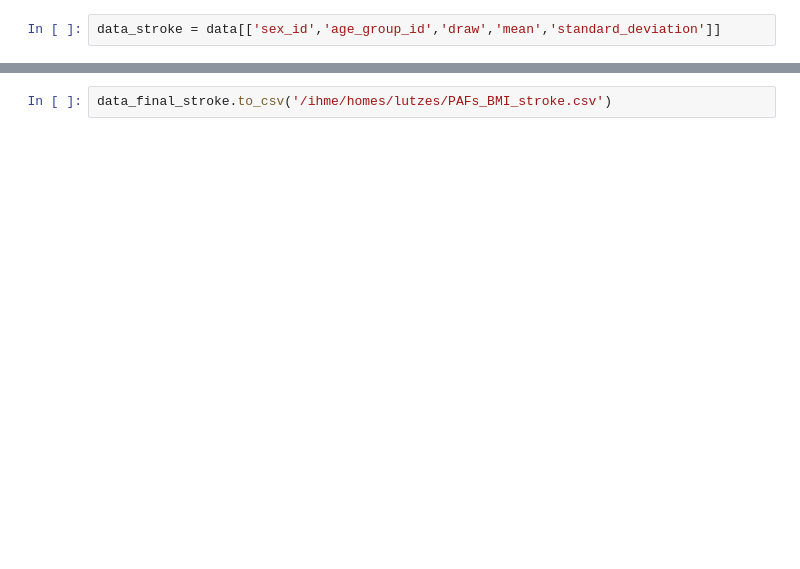
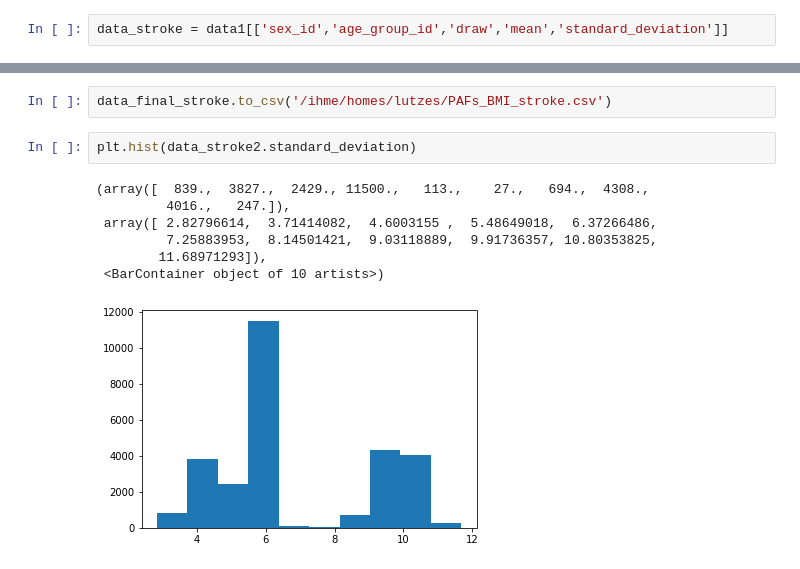
Before and after one commit to ihmeuw/vivarium_research_nih_us_cvd, a Jupyter notebook: PAF_calculations.ipynb, the cells around one changed output, grey strips where cells are left out. Cells and saved outputs as stored; diff of their text form; blank space fills up the shorter version.

```diff
--- a/PAF_calculations.ipynb
+++ b/PAF_calculations.ipynb
@@ -489,7 +527,7 @@ data_final_ihd.to_csv('/ihme/homes/lutzes/PAFs_BMI_IHD.csv')
 # %% [markdown]
 ### BMI -> Ischemic Stroke
 # %%
-data_stroke = data[['sex_id','age_group_id','draw','mean','standard_deviation']]
+data_stroke = data1[['sex_id','age_group_id','draw','mean','standard_deviation']]
 # %%
 stroke_rrs = get_draws(gbd_id_type='rei_id',
                     gbd_id=370,
@@ -618,2 +662,12 @@ Wall time: 4h 17min 20s
 # %%
 data_final_stroke.to_csv('/ihme/homes/lutzes/PAFs_BMI_stroke.csv')
+# %%
+plt.hist(data_stroke2.standard_deviation)
+# %% [output]
+(array([  839.,  3827.,  2429., 11500.,   113.,    27.,   694.,  4308.,
+         4016.,   247.]),
+ array([ 2.82796614,  3.71414082,  4.6003155 ,  5.48649018,  6.37266486,
+         7.25883953,  8.14501421,  9.03118889,  9.91736357, 10.80353825,
+        11.68971293]),
+ <BarContainer object of 10 artists>)
+[figure, added]
```
Also changed, not shown: parts of 18 cells of this notebook, 1 other file.
